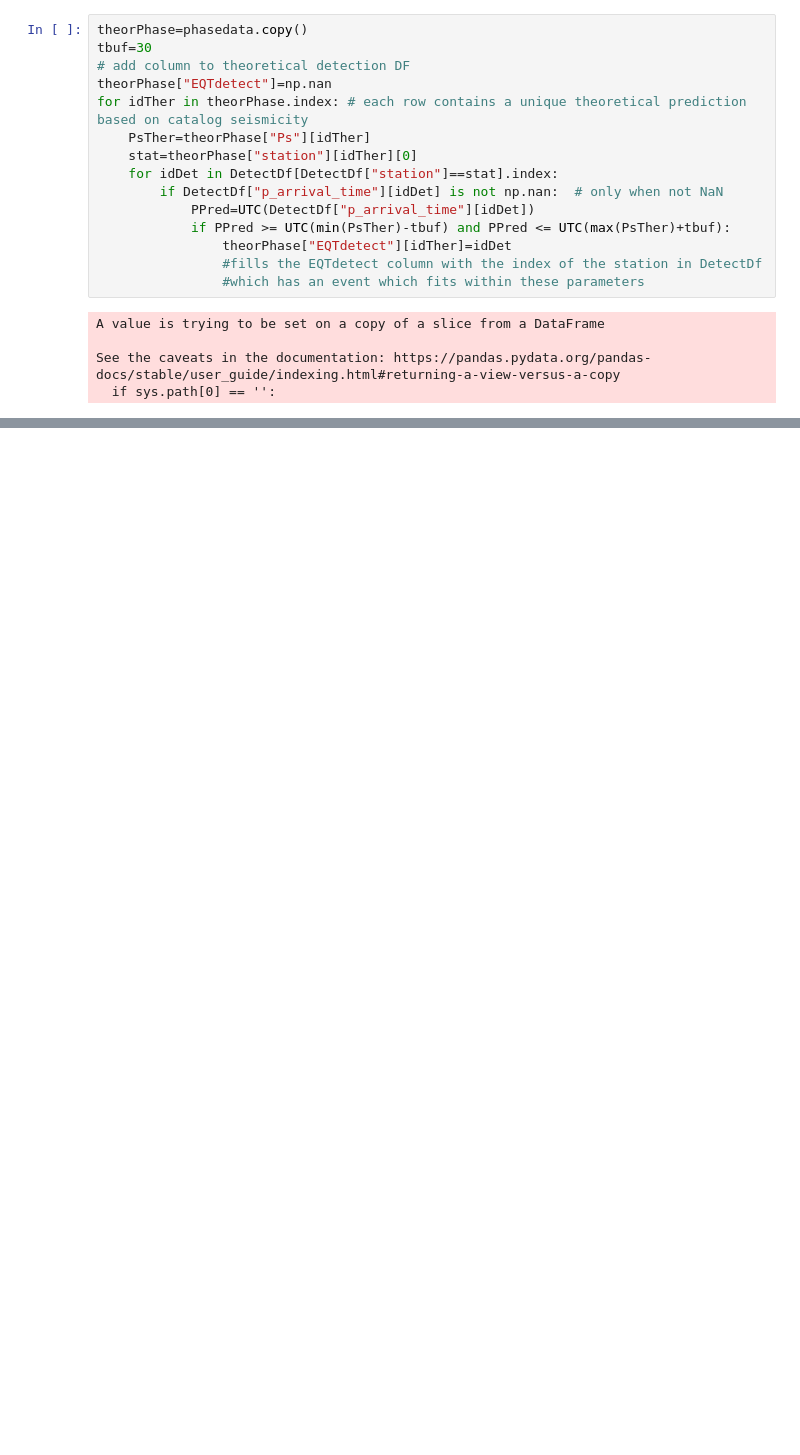
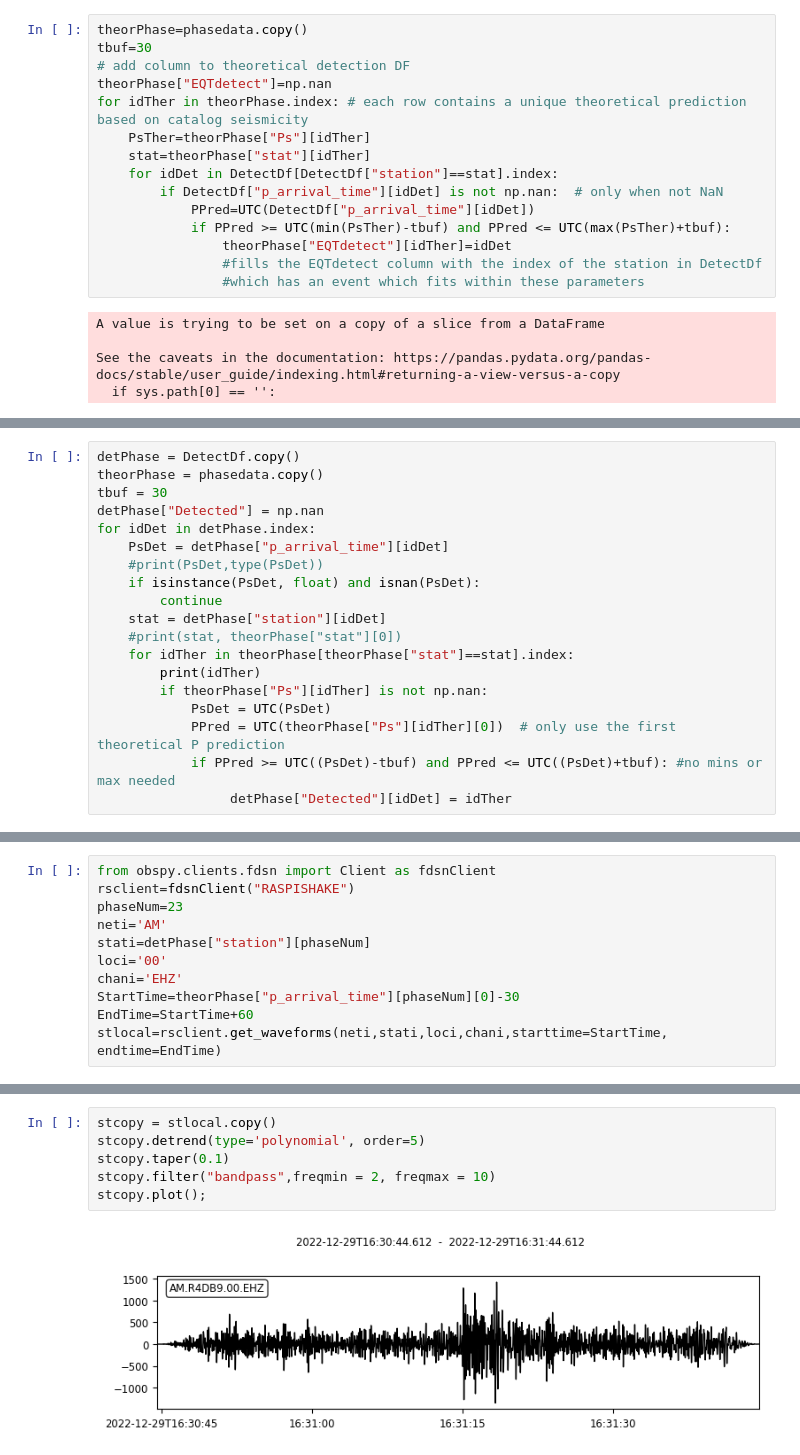
Before and after one commit to bayleecm/RSML, a Jupyter notebook: EQTransformer 1 Day Test.ipynb, the cells around one changed output, grey strips where cells are left out. Saved outputs shown, nothing was run; the diff lists cells and outputs as text; blank space fills up the shorter version.

```diff
--- a/EQTransformer 1 Day Test.ipynb
+++ b/EQTransformer 1 Day Test.ipynb
@@ -126,7 +152,7 @@ tbuf=30
 theorPhase["EQTdetect"]=np.nan
 for idTher in theorPhase.index: # each row contains a unique theoretical prediction based on catalog seismicity
     PsTher=theorPhase["Ps"][idTher]
-    stat=theorPhase["station"][idTher][0]
+    stat=theorPhase["stat"][idTher]
     for idDet in DetectDf[DetectDf["station"]==stat].index:
         if DetectDf["p_arrival_time"][idDet] is not np.nan:  # only when not NaN
             PPred=UTC(DetectDf["p_arrival_time"][idDet])
@@ -213,0 +219,19 @@ len(THEORETICAL)
+# %%
+detPhase = DetectDf.copy()
+theorPhase = phasedata.copy()
+tbuf = 30
+detPhase["Detected"] = np.nan
+for idDet in detPhase.index:
+    PsDet = detPhase["p_arrival_time"][idDet]
+    #print(PsDet,type(PsDet))
+    if isinstance(PsDet, float) and isnan(PsDet):
+        continue
+    stat = detPhase["station"][idDet]
+    #print(stat, theorPhase["stat"][0])
+    for idTher in theorPhase[theorPhase["stat"]==stat].index:
+        print(idTher)
+        if theorPhase["Ps"][idTher] is not np.nan:
+            PsDet = UTC(PsDet)
+            PPred = UTC(theorPhase["Ps"][idTher][0])  # only use the first theoretical P prediction
+            if PPred >= UTC((PsDet)-tbuf) and PPred <= UTC((PsDet)+tbuf): #no mins or max needed
+                 detPhase["Detected"][idDet] = idTher
@@ -213,0 +375,11 @@ len(THEORETICAL)
+# %%
+from obspy.clients.fdsn import Client as fdsnClient
+rsclient=fdsnClient("RASPISHAKE")
+phaseNum=23
+neti='AM'
+stati=detPhase["station"][phaseNum]
+loci='00'
+chani='EHZ'
+StartTime=theorPhase["p_arrival_time"][phaseNum][0]-30
+EndTime=StartTime+60
+stlocal=rsclient.get_waveforms(neti,stati,loci,chani,starttime=StartTime, endtime=EndTime)
@@ -213,0 +388,8 @@ len(THEORETICAL)
+# %%
+stcopy = stlocal.copy()
+stcopy.detrend(type='polynomial', order=5)
+stcopy.taper(0.1)
+stcopy.filter("bandpass",freqmin = 2, freqmax = 10)
+stcopy.plot();
+# %% [output]
+[figure, added]
```
Also changed, not shown: parts of 30 cells of this notebook.
